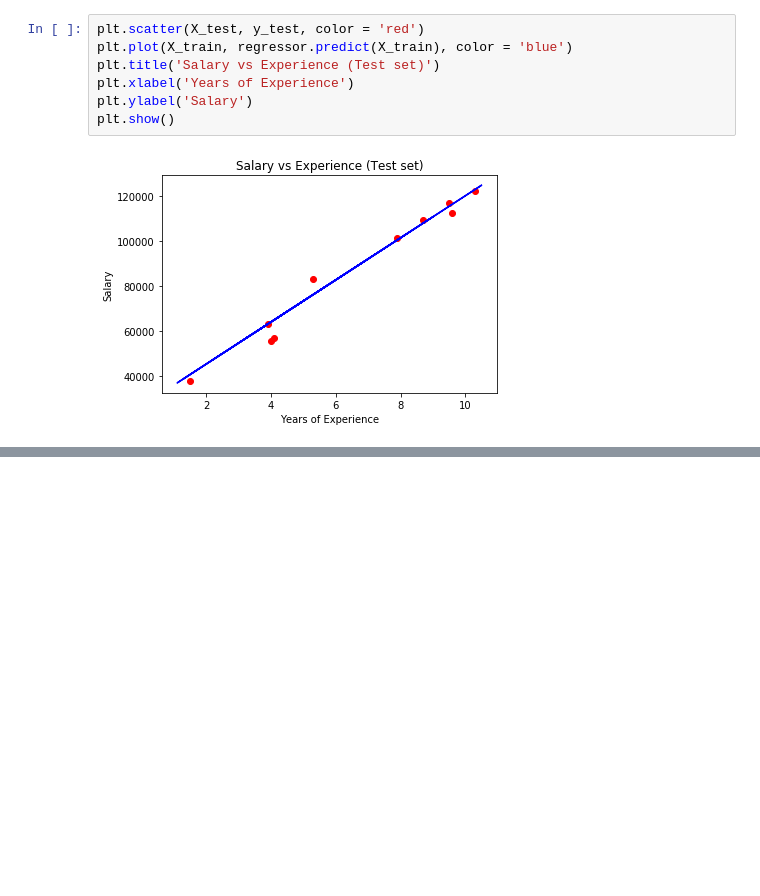
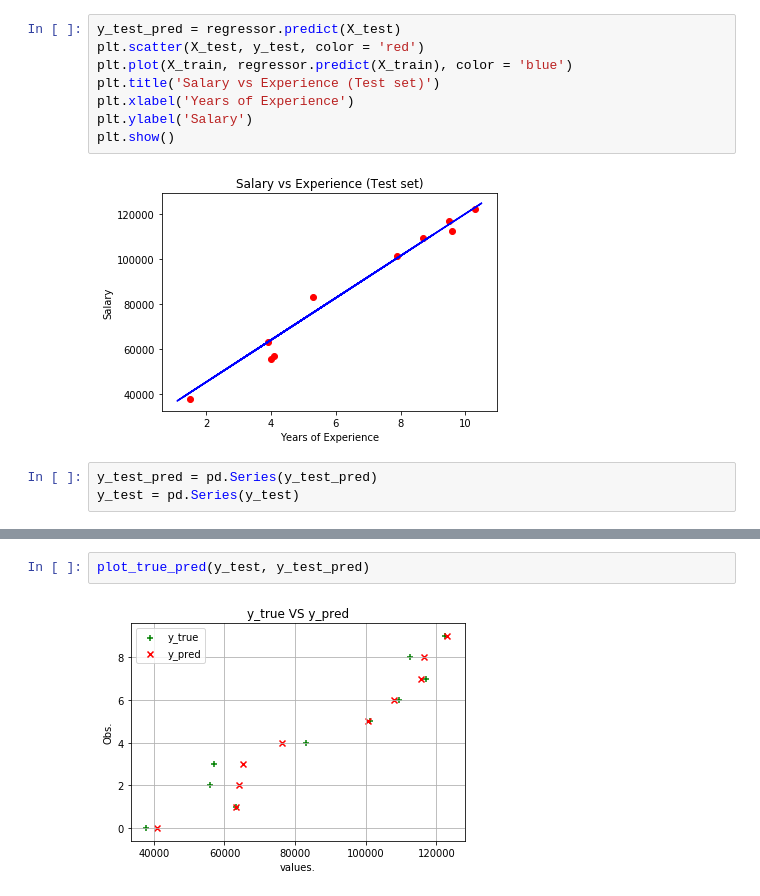
Before and after one commit to AlexandreYao/machine_learning, a Jupyter notebook: Regression/Simple linear regression/predict_salary.ipynb, the cells around one changed output, grey strips where cells are left out. Drawn from its saved outputs; the diff is of its cells as text; blank space fills up the shorter version.

```diff
--- a/Regression/Simple linear regression/predict_salary.ipynb
+++ b/Regression/Simple linear regression/predict_salary.ipynb
@@ -118,6 +118,7 @@ plt.show()
 # %% [markdown]
 ## Visualising the Test set results
 # %%
+y_test_pred = regressor.predict(X_test)
 plt.scatter(X_test, y_test, color = 'red')
 plt.plot(X_train, regressor.predict(X_train), color = 'blue')
 plt.title('Salary vs Experience (Test set)')
@@ -126,3 +127,6 @@ plt.ylabel('Salary')
 plt.show()
 # %% [output]
 [figure]
+# %%
+y_test_pred = pd.Series(y_test_pred)
+y_test = pd.Series(y_test)
@@ -128,0 +212,4 @@ plt.show()
+# %%
+plot_true_pred(y_test, y_test_pred)
+# %% [output]
+[figure, added]
```
Also changed, not shown: parts of 3 cells of this notebook, 2 other files.
